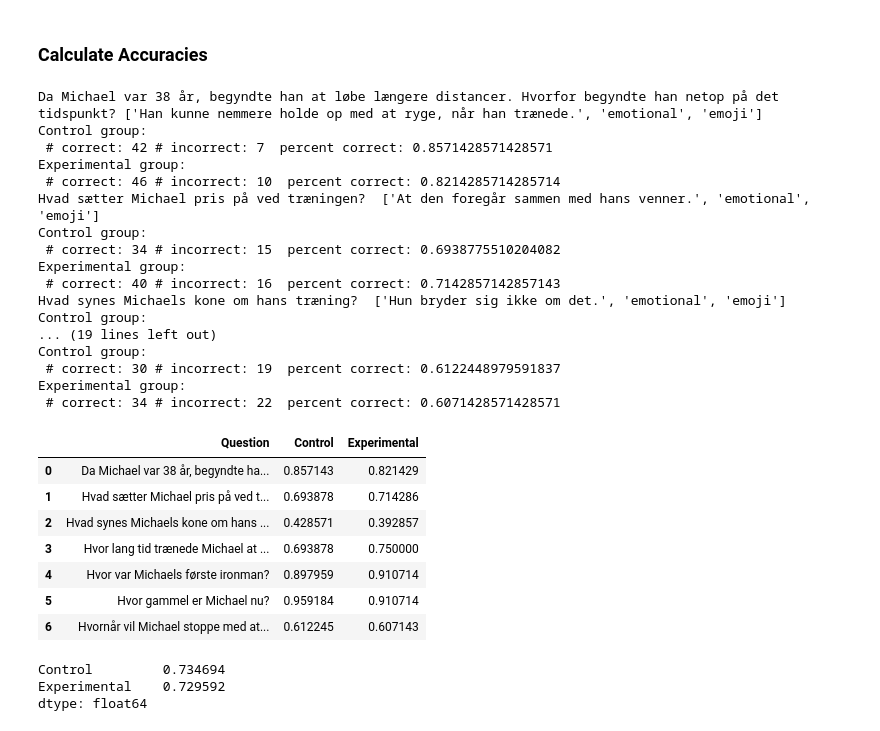
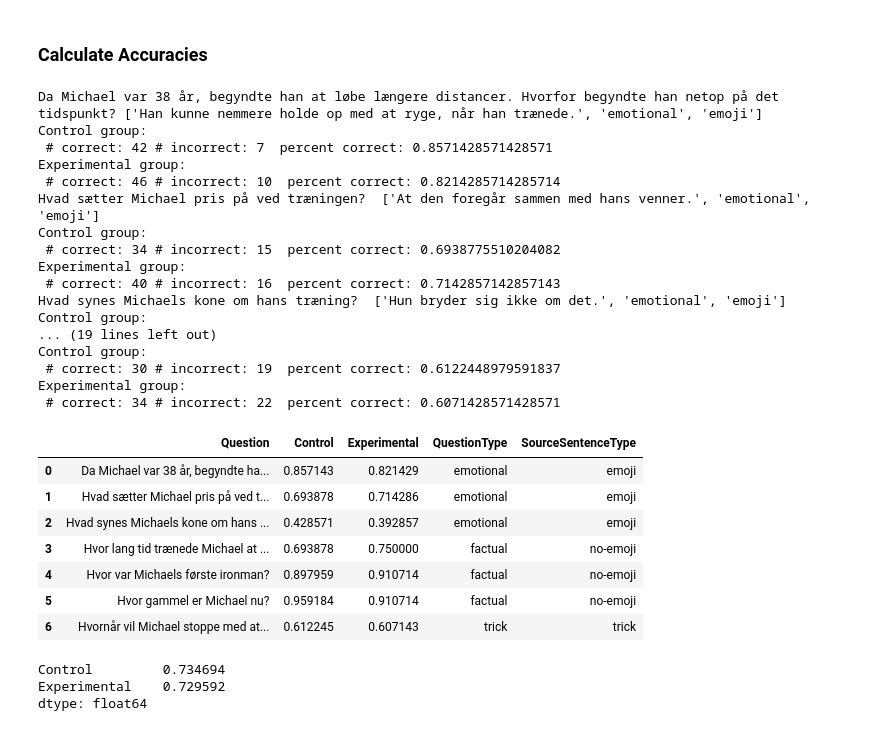
Before and after one commit to sallyi/cog-sci-2-exam, a Jupyter notebook: analyze_survey_results.ipynb, the cells around one changed output. Drawn from its saved outputs; the diff is of its cells as text; code cells hidden in the pictures.

```diff
--- a/analyze_survey_results.ipynb
+++ b/analyze_survey_results.ipynb
@@ -301,7 +300,7 @@ df.corr()
 # %% [markdown]
 ### Calculate Accuracies
 # %%
-results_df = pd.DataFrame(columns=['Question','Control', 'Experimental'])
+results_df = pd.DataFrame(columns=['Question','Control', 'Experimental', 'QuestionType', 'SourceSentenceType'])
 i = 0
 for q, a in q_a.items():
     print(q, a)
@@ -309,42 +308,42 @@ for q, a in q_a.items():
     experiment_correct = len(df_experiment[df[q] == a[0]])
     control_incorrect = len(df_control[df[q] != a[0]])
     experiment_incorrect = len(df_experiment[df[q] != a[0]])
     #print(control_correct, control_incorrect, (control_correct/len(df_control)))
     #print(experiment_correct,experiment_incorrect, experiment_correct/len(df_experiment))
     print('Control group:\n # correct: %s # incorrect: %s  percent correct: %s'
           %(control_correct, control_incorrect, (control_correct/len(df_control))))
     print('Experimental group:\n # correct: %s # incorrect: %s  percent correct: %s'
           %(experiment_correct,experiment_incorrect, experiment_correct/len(df_experiment)))
-    results_df.loc[i] = [q, (control_correct/len(df_control)),(experiment_correct/len(df_experiment))]
+    results_df.loc[i] = [q, (control_correct/len(df_control)),(experiment_correct/len(df_experiment)), a[1], a[2]]
     i+=1
 
 results_df
 # %% [output]
 Da Michael var 38 år, begyndte han at løbe længere distancer. Hvorfor begyndte han netop på det tidspunkt? ['Han kunne nemmere holde op med at ryge, når han trænede.', 'emotional', 'emoji']
 Control group:
  # correct: 42 # incorrect: 7  percent correct: 0.8571428571428571
 Experimental group:
  # correct: 46 # incorrect: 10  percent correct: 0.8214285714285714
 Hvad sætter Michael pris på ved træningen?  ['At den foregår sammen med hans venner.', 'emotional', 'emoji']
 Control group:
  # correct: 34 # incorrect: 15  percent correct: 0.6938775510204082
 Experimental group:
  # correct: 40 # incorrect: 16  percent correct: 0.7142857142857143
 Hvad synes Michaels kone om hans træning?  ['Hun bryder sig ikke om det.', 'emotional', 'emoji']
 Control group:
 ... (19 lines left out)
 Control group:
  # correct: 30 # incorrect: 19  percent correct: 0.6122448979591837
 Experimental group:
  # correct: 34 # incorrect: 22  percent correct: 0.6071428571428571
-|  | Question | Control | Experimental |
-| 0 | Da Michael var 38 år, begyndte ha... | 0.857143 | 0.821429 |
-| 1 | Hvad sætter Michael pris på ved t... | 0.693878 | 0.714286 |
-| 2 | Hvad synes Michaels kone om hans ... | 0.428571 | 0.392857 |
-| 3 | Hvor lang tid trænede Michael at ... | 0.693878 | 0.750000 |
-| 4 | Hvor var Michaels første ironman? | 0.897959 | 0.910714 |
-| 5 | Hvor gammel er Michael nu? | 0.959184 | 0.910714 |
-| 6 | Hvornår vil Michael stoppe med at... | 0.612245 | 0.607143 |
+|  | Question | Control | Experimental | QuestionType | SourceSentenceType |
+| 0 | Da Michael var 38 år, begyndte ha... | 0.857143 | 0.821429 | emotional | emoji |
+| 1 | Hvad sætter Michael pris på ved t... | 0.693878 | 0.714286 | emotional | emoji |
+| 2 | Hvad synes Michaels kone om hans ... | 0.428571 | 0.392857 | emotional | emoji |
+| 3 | Hvor lang tid trænede Michael at ... | 0.693878 | 0.750000 | factual | no-emoji |
+| 4 | Hvor var Michaels første ironman? | 0.897959 | 0.910714 | factual | no-emoji |
+| 5 | Hvor gammel er Michael nu? | 0.959184 | 0.910714 | factual | no-emoji |
+| 6 | Hvornår vil Michael stoppe med at... | 0.612245 | 0.607143 | trick | trick |
 # %%
 results_df.mean()
 # %% [output]
```
Also changed, not shown: parts of 33 cells of this notebook.
